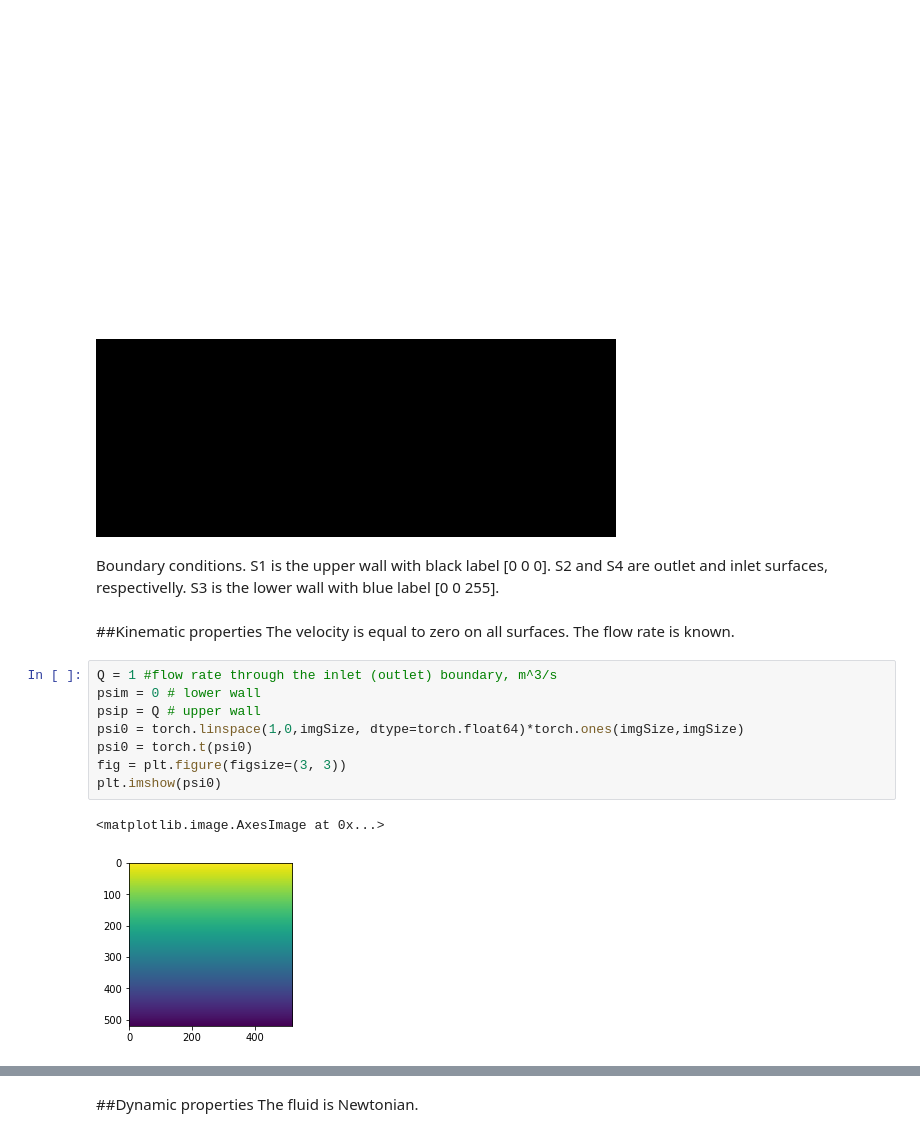
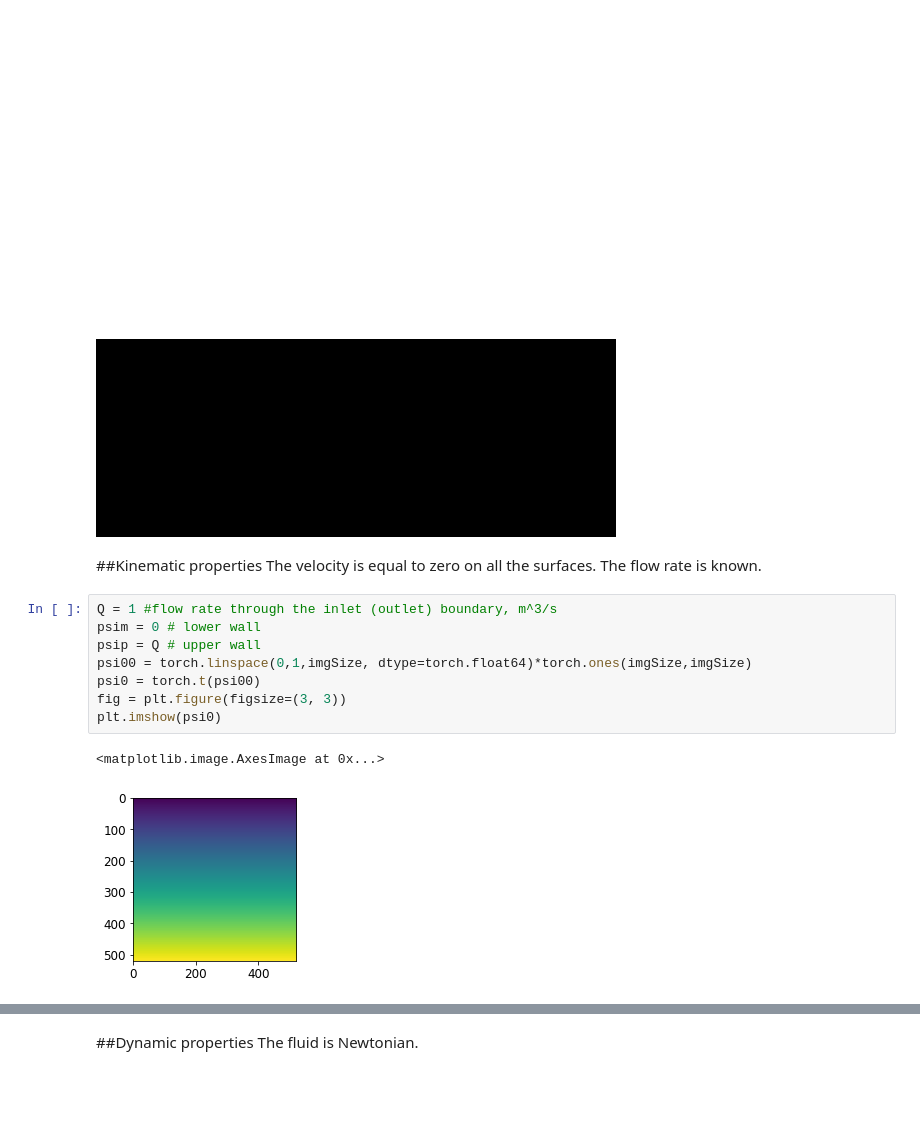
Before and after one commit to Mechanics-Mechatronics-and-Robotics/Physics-based-loss-and-machine-learning-approach-in-application-to-viscous-fluids-flow-modeling, a Jupyter notebook: Main.ipynb, the cells around one changed output, grey strips where cells are left out. Cells and saved outputs as stored; diff of their text form; blank space fills up the shorter version.

```diff
--- a/Main.ipynb
+++ b/Main.ipynb
@@ -210,20 +215,18 @@ lowerWallMask = lowerWallMask.resize((imgSize,imgSize),resample=4)
 lowerWallMask
 # %% [output]
 [figure]
-# %% [markdown]
-Boundary conditions. S1 is the upper wall with black label [0 0 0]. S2 and S4 are outlet and inlet surfaces, respectivelly. S3 is the lower wall with blue label [0 0 255].
 # %% [markdown]
 ##Kinematic properties
-The velocity is equal to zero on all surfaces. The flow rate is known.
+The velocity is equal to zero on all the surfaces. The flow rate is known.
 # %%
 Q = 1 #flow rate through the inlet (outlet) boundary, m^3/s
 psim = 0 # lower wall
 psip = Q # upper wall
-psi0 = torch.linspace(1,0,imgSize, dtype=torch.float64)*torch.ones(imgSize,imgSize)
-psi0 = torch.t(psi0)
+psi00 = torch.linspace(0,1,imgSize, dtype=torch.float64)*torch.ones(imgSize,imgSize)
+psi0 = torch.t(psi00)
 fig = plt.figure(figsize=(3, 3))
 plt.imshow(psi0)
 # %% [output]
 <matplotlib.image.AxesImage at 0x...>
-[figure, old version]
+[figure, new version]
 # %%
```
Also changed, not shown: parts of 8 cells of this notebook.
